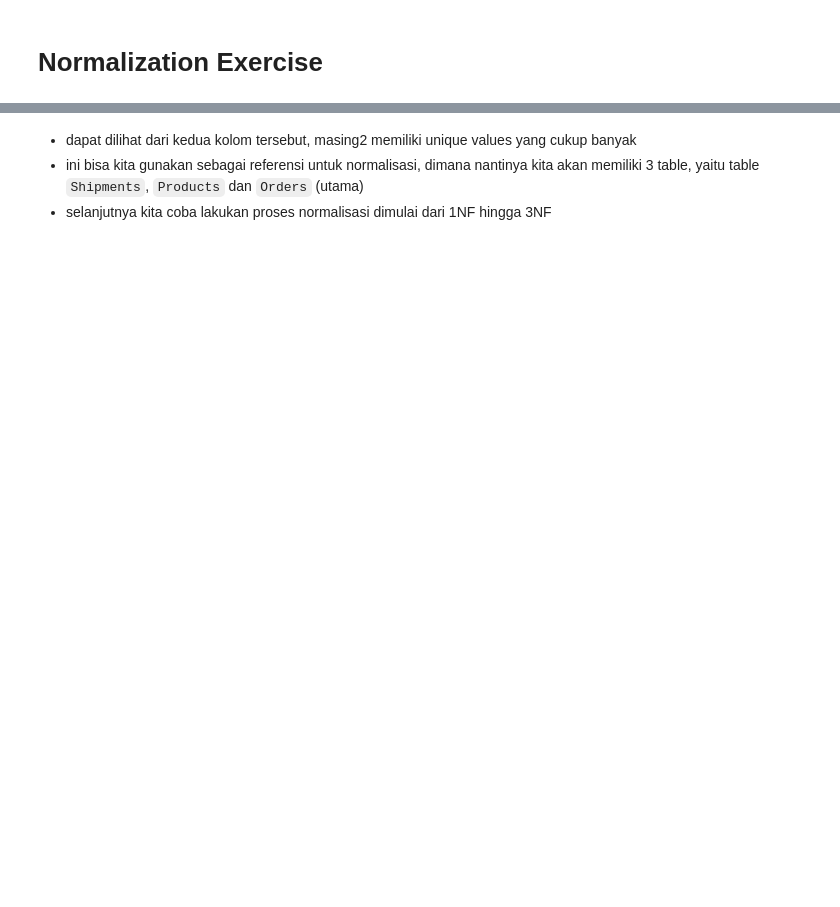
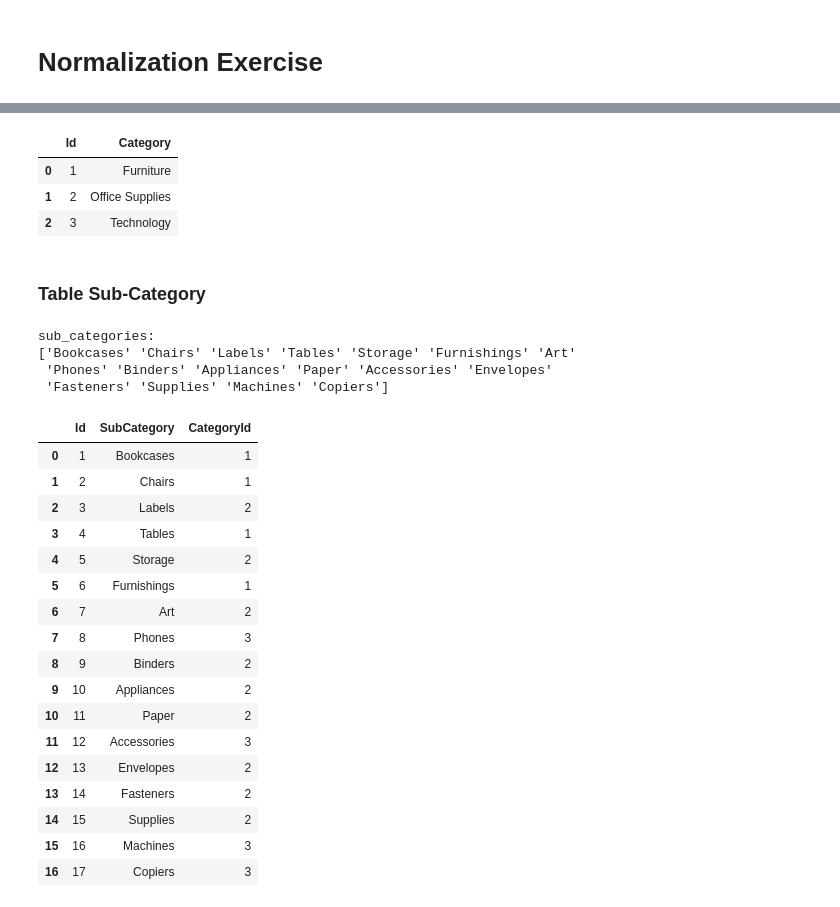
Before and after one commit to h8-lecture-notes/sample-db-normalization-with-pandas, a Jupyter notebook: notes.ipynb, the cells around one changed output, grey strips where cells are left out. Saved outputs shown, nothing was run; the diff lists cells and outputs as text; code cells hidden in the pictures; blank space fills up the shorter version.

```diff
--- a/notes.ipynb
+++ b/notes.ipynb
@@ -18,3 +18,0 @@ df.head()
-# %%
-# drop unused columns (only for this example)
-df.drop(df.columns[[1,2,5,6,7,8,9,10,11,12,13,14,15]], axis=1, inplace=True)
@@ -20,0 +23,6 @@ df.drop(df.columns[[1,2,5,6,7,8,9,10,11,12,13,14,15]], axis=1, inplace=True)
+# %%
+# rename Product ID to Id
+df.rename(columns={'Product ID':'Id'}, inplace=True)
+
+# rename Product Name to Name
+df.rename(columns={'Product Name':'Name'}, inplace=True)
@@ -57,5 +85,67 @@ product name:
-# %% [markdown]
-- dapat dilihat dari kedua kolom tersebut, masing2 memiliki unique values yang cukup banyak
-- ini bisa kita gunakan sebagai referensi untuk normalisasi, dimana nantinya kita akan memiliki 3 table, yaitu table `Shipments`, `Products` dan `Orders` (utama)
-- selanjutnya kita coba lakukan proses normalisasi dimulai dari 1NF hingga 3NF
+# %%
+# membuat df baru
+categories = pd.DataFrame()
+
+# membuat kolom id untuk table Category
+categories['Id'] = [idx+1 for idx, value in enumerate(df['Category'].unique())]
+
+# membuat kolom Category
+categories['Category'] = df['Category'].unique()
+
+categories
+# %% [output]
+|  | Id | Category |
+| 0 | 1 | Furniture |
+| 1 | 2 | Office Supplies |
+| 2 | 3 | Technology |
+# %% [markdown]
+### Table Sub-Category
+# %%
+# unique values customer name
+print('sub_categories:', df['Sub-Category'].unique(), sep='\n')
+# %% [output]
+sub_categories:
+['Bookcases' 'Chairs' 'Labels' 'Tables' 'Storage' 'Furnishings' 'Art'
+ 'Phones' 'Binders' 'Appliances' 'Paper' 'Accessories' 'Envelopes'
+ 'Fasteners' 'Supplies' 'Machines' 'Copiers']
+# %%
+# membuat df baru
+subCategories = df[['Category', 'Sub-Category']].copy()
+
+# membuat kolom CategoryId
+categoryIds = []
+for i in subCategories['Category']:
+    filter = categories[categories['Category'] == i]['Id']
+    categoryIds.append(filter.iloc[0])
+
+subCategories['Category'] = categoryIds
+subCategories.drop_duplicates(inplace=True, ignore_index=True)
+subCategories.rename(columns={"Category":"CategoryId", "Sub-Category":"SubCategory"}, inplace=True)
+
+# membuat kolom Id
+subCategories['Id'] = subCategories.index + 1
+
+# re-arrange column
+subCategories = subCategories.iloc[:, [2,1,0]]
+# %%
+subCategories
+# %% [output]
+|  | Id | SubCategory | CategoryId |
+| 0 | 1 | Bookcases | 1 |
+| 1 | 2 | Chairs | 1 |
+| 2 | 3 | Labels | 2 |
+| 3 | 4 | Tables | 1 |
+| 4 | 5 | Storage | 2 |
+| 5 | 6 | Furnishings | 1 |
+| 6 | 7 | Art | 2 |
+| 7 | 8 | Phones | 3 |
+| 8 | 9 | Binders | 2 |
+| 9 | 10 | Appliances | 2 |
+| 10 | 11 | Paper | 2 |
+| 11 | 12 | Accessories | 3 |
+| 12 | 13 | Envelopes | 2 |
+| 13 | 14 | Fasteners | 2 |
+| 14 | 15 | Supplies | 2 |
+| 15 | 16 | Machines | 3 |
+| 16 | 17 | Copiers | 3 |
 # %% [markdown]
```
Also changed, not shown: parts of 27 cells of this notebook, 5 other files.
